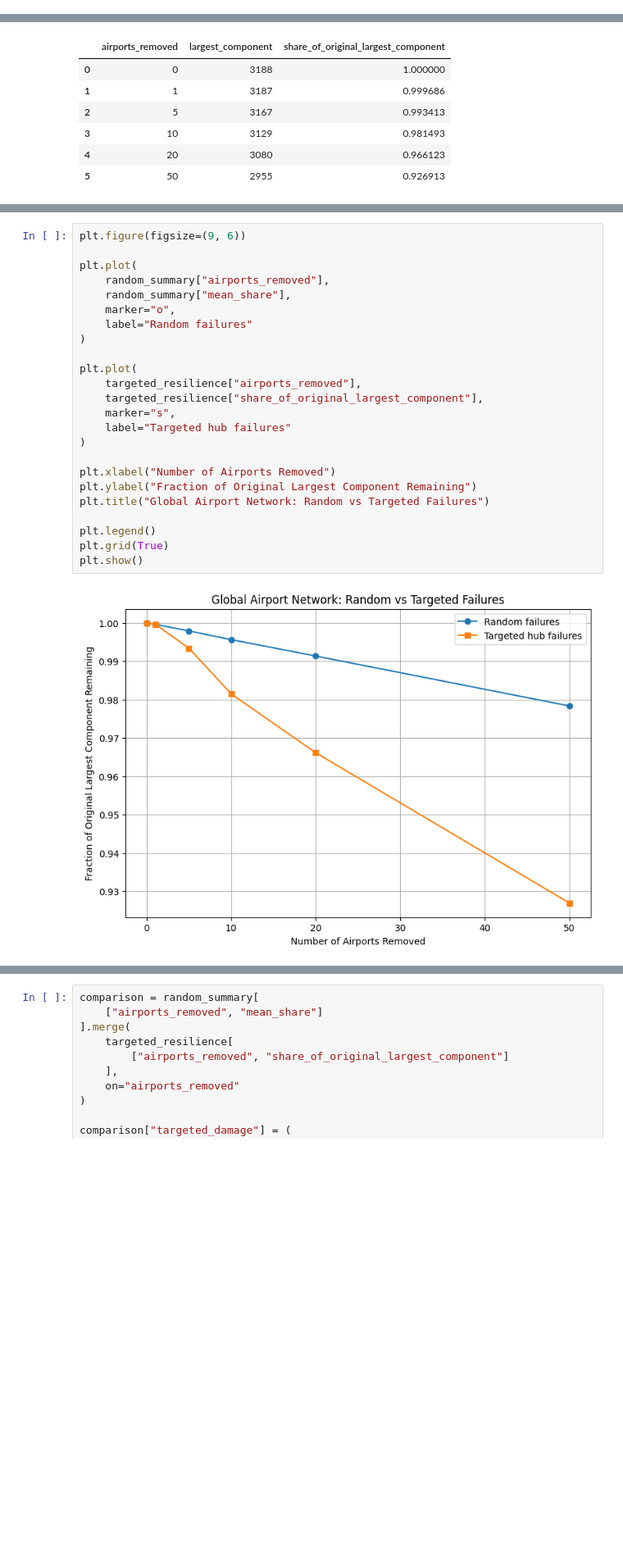
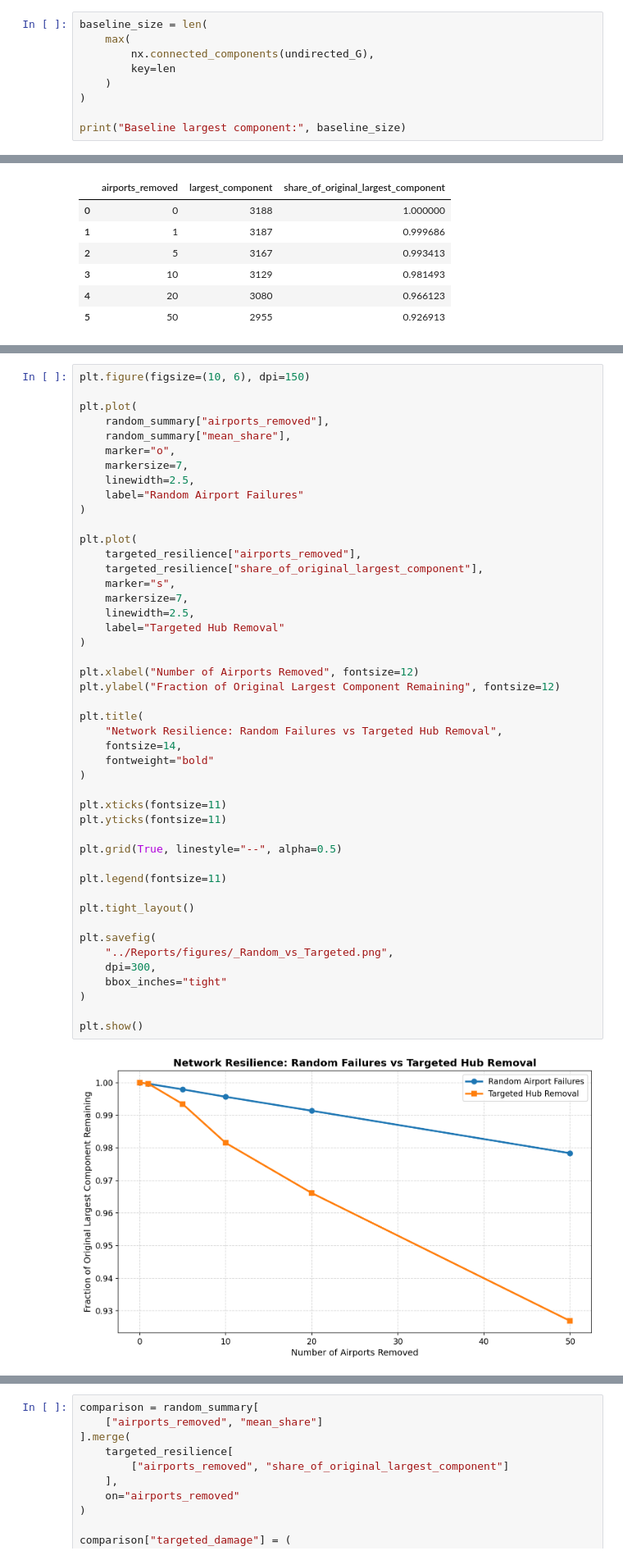
Before and after one commit to Himanshi2701/Global-Airport-Network-Analysis, a Jupyter notebook: Notebooks/06_Communities_and_Resilience.ipynb, the cells around one changed output, grey strips where cells are left out. Shown at 82% size. Cells and saved outputs as stored; diff of their text form; blank space fills up the shorter version.

Commit message:
Complete airport network analysis project

```diff
--- a/Notebooks/06_Communities_and_Resilience.ipynb
+++ b/Notebooks/06_Communities_and_Resilience.ipynb
@@ -13,3 +27,12 @@ from graph_builder import build_graph
 
 G = build_graph('../Data')
 undirected_G = G.to_undirected()
+# %%
+baseline_size = len(
+    max(
+        nx.connected_components(undirected_G),
+        key=len
+    )
+)
+
+print("Baseline largest component:", baseline_size)
@@ -286,26 +379,48 @@ targeted_resilience
 # %%
-plt.figure(figsize=(9, 6))
+plt.figure(figsize=(10, 6), dpi=150)
 
 plt.plot(
     random_summary["airports_removed"],
     random_summary["mean_share"],
     marker="o",
-    label="Random failures"
+    markersize=7,
+    linewidth=2.5,
+    label="Random Airport Failures"
 )
 
 plt.plot(
     targeted_resilience["airports_removed"],
     targeted_resilience["share_of_original_largest_component"],
     marker="s",
-    label="Targeted hub failures"
+    markersize=7,
+    linewidth=2.5,
+    label="Targeted Hub Removal"
 )
 
-plt.xlabel("Number of Airports Removed")
-plt.ylabel("Fraction of Original Largest Component Remaining")
-plt.title("Global Airport Network: Random vs Targeted Failures")
+plt.xlabel("Number of Airports Removed", fontsize=12)
+plt.ylabel("Fraction of Original Largest Component Remaining", fontsize=12)
 
-plt.legend()
-plt.grid(True)
+plt.title(
+    "Network Resilience: Random Failures vs Targeted Hub Removal",
+    fontsize=14,
+    fontweight="bold"
+)
+
+plt.xticks(fontsize=11)
+plt.yticks(fontsize=11)
+
+plt.grid(True, linestyle="--", alpha=0.5)
+
+plt.legend(fontsize=11)
+
+plt.tight_layout()
+
+plt.savefig(
+    "../Reports/figures/_Random_vs_Targeted.png",
+    dpi=300,
+    bbox_inches="tight"
+)
+
 plt.show()
 # %% [output]
-[figure, old version]
+[figure, new version]
```
Also changed, not shown: parts of 14 cells of this notebook, 11 other files.
